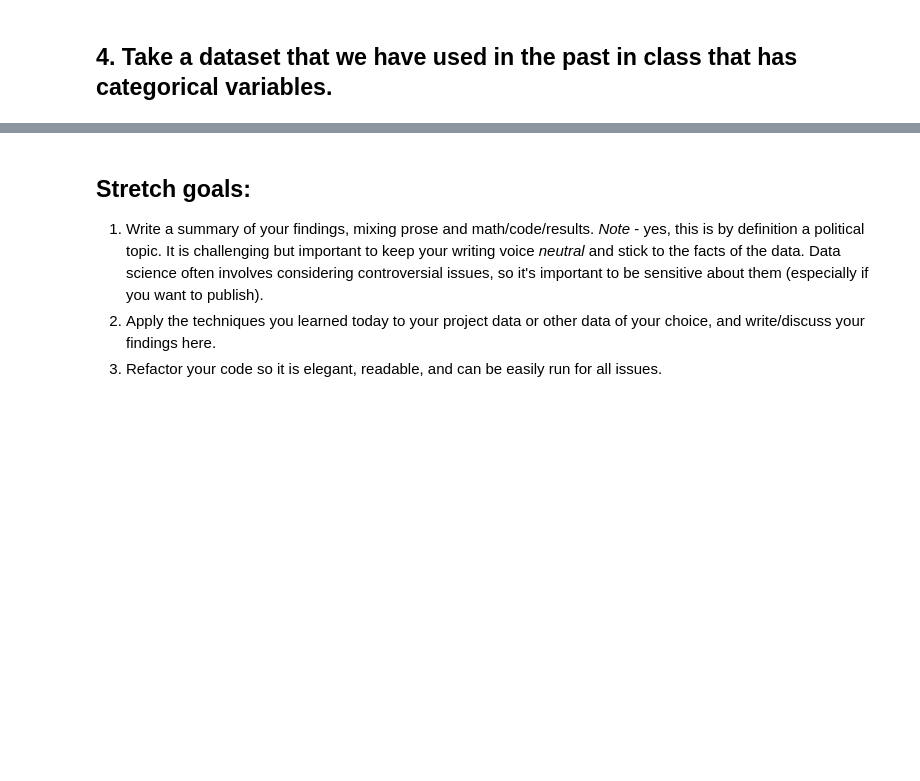
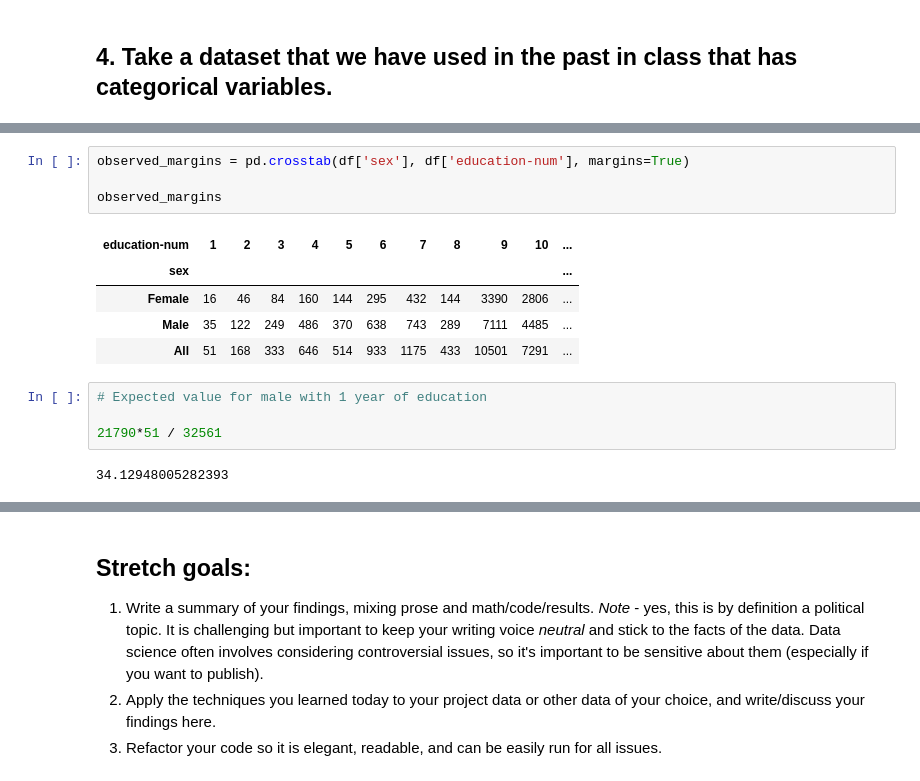
Before and after one commit to evangrinalds/DS-Unit-1-Sprint-2-Statistics, a Jupyter notebook: module2/5_12_20_Copy_of_LS_DS_122_Sampling_Confidence_Intervals_and_Hypothesis_Testing_Assignment.ipynb, the cells around one changed output, grey strips where cells are left out. Drawn from its saved outputs; the diff is of its cells as text; blank space fills up the shorter version.

```diff
--- a/module2/5_12_20_Copy_of_LS_DS_122_Sampling_Confidence_Intervals_and_Hypothesis_Testing_Assignment.ipynb
+++ b/module2/5_12_20_Copy_of_LS_DS_122_Sampling_Confidence_Intervals_and_Hypothesis_Testing_Assignment.ipynb
@@ -198,0 +210,16 @@ NameError: ignored
+# %%
+observed_margins = pd.crosstab(df['sex'], df['education-num'], margins=True)
+
+observed_margins
+# %% [output]
+| education-num | 1 | 2 | 3 | 4 | 5 | 6 | 7 | 8 | 9 | 10 | ... |
+| sex |  |  |  |  |  |  |  |  |  |  | ... |
+| Female | 16 | 46 | 84 | 160 | 144 | 295 | 432 | 144 | 3390 | 2806 | ... |
+| Male | 35 | 122 | 249 | 486 | 370 | 638 | 743 | 289 | 7111 | 4485 | ... |
+| All | 51 | 168 | 333 | 646 | 514 | 933 | 1175 | 433 | 10501 | 7291 | ... |
+# %%
+# Expected value for male with 1 year of education
+
+21790*51 / 32561
+# %% [output]
+34.12948005282393
```
Also changed, not shown: parts of 23 cells of this notebook.
